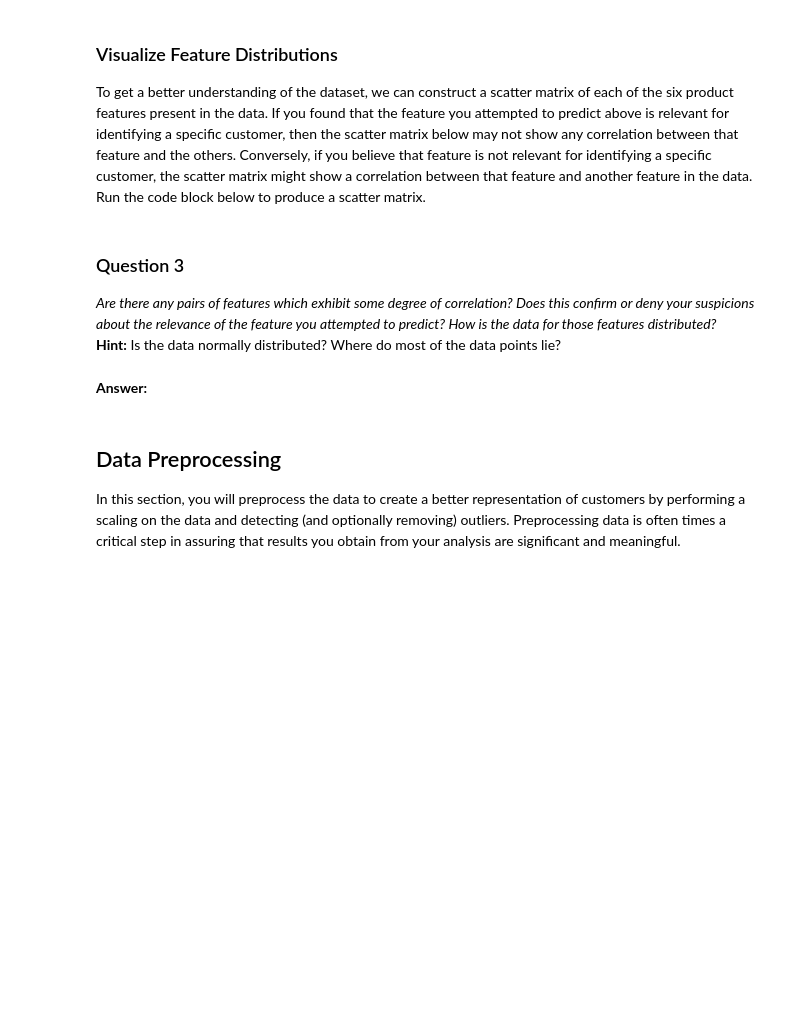
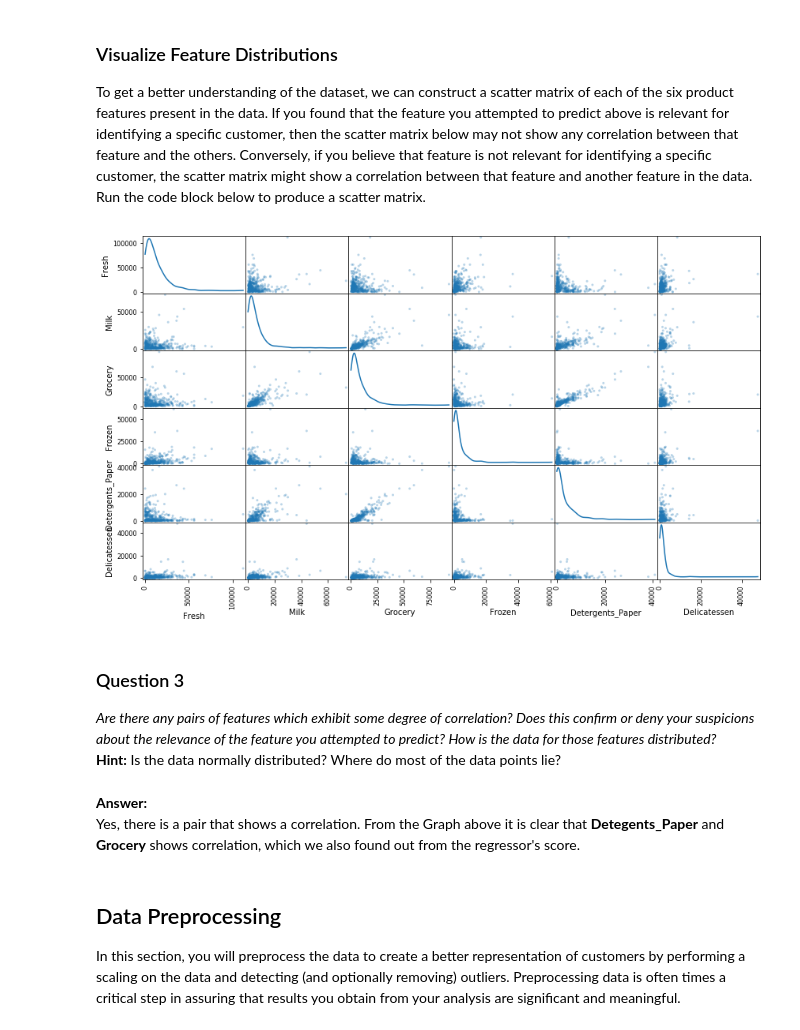
Before and after one commit to umang6891/MLND-Creating-Customer-Segments, a Jupyter notebook: customer_segments.ipynb, the cells around one changed output. Drawn from its saved outputs; the diff is of its cells as text; code cells hidden in the pictures; blank space fills up the shorter version.

```diff
--- a/customer_segments.ipynb
+++ b/customer_segments.ipynb
@@ -148,13 +148,17 @@ Out of the all 6 features, it failed to predict Fresh, Grocery and Delicatessen.
 To get a better understanding of the dataset, we can construct a scatter matrix of each of the six product features present in the data. If you found that the feature you attempted to predict above is relevant for identifying a specific customer, then the scatter matrix below may not show any correlation between that feature and the others. Conversely, if you believe that feature is not relevant for identifying a specific customer, the scatter matrix might show a correlation between that feature and another feature in the data. Run the code block below to produce a scatter matrix.
 # %%
 # Produce a scatter matrix for each pair of features in the data
-pd.scatter_matrix(data, alpha = 0.3, figsize = (14,8), diagonal = 'kde');
+pd.plotting.scatter_matrix(data, alpha = 0.3, figsize = (14,8), diagonal = 'kde');
+# %% [output]
+[figure, added]
 # %% [markdown]
 ### Question 3
 *Are there any pairs of features which exhibit some degree of correlation? Does this confirm or deny your suspicions about the relevance of the feature you attempted to predict? How is the data for those features distributed?*
 **Hint:** Is the data normally distributed? Where do most of the data points lie?
-# %% [markdown]
-**Answer:**
+# %% [markdown]
+**Answer:**
+<br>
+Yes, there is a pair that shows a correlation. From the Graph above it is clear that **Detegents_Paper** and **Grocery** shows correlation, which we also found out from the regressor's score.
 # %% [markdown]
 ## Data Preprocessing
 In this section, you will preprocess the data to create a better representation of customers by performing a scaling on the data and detecting (and optionally removing) outliers. Preprocessing data is often times a critical step in assuring that results you obtain from your analysis are significant and meaningful.
```
